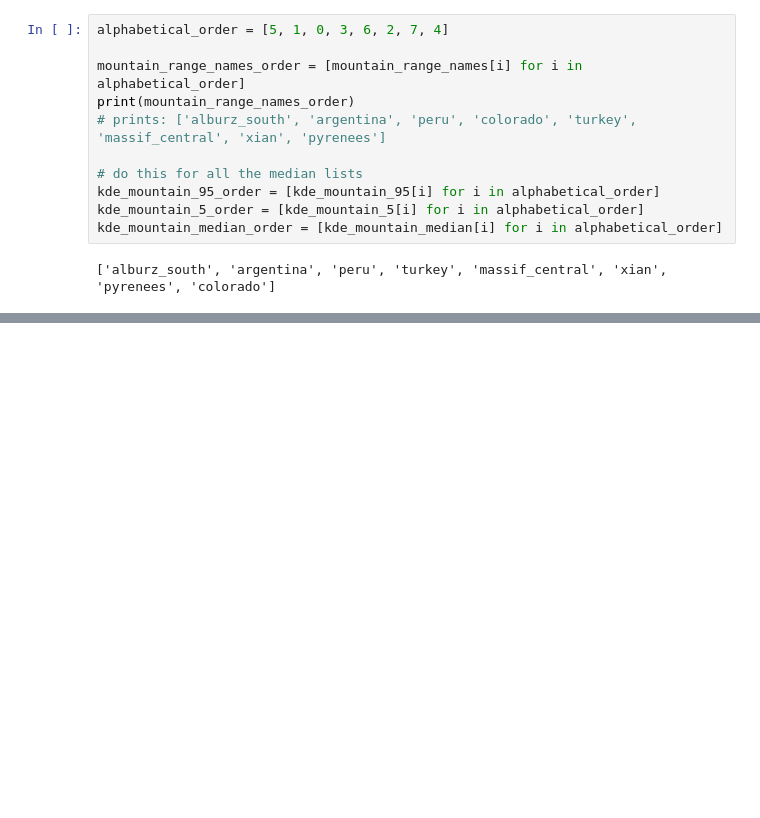
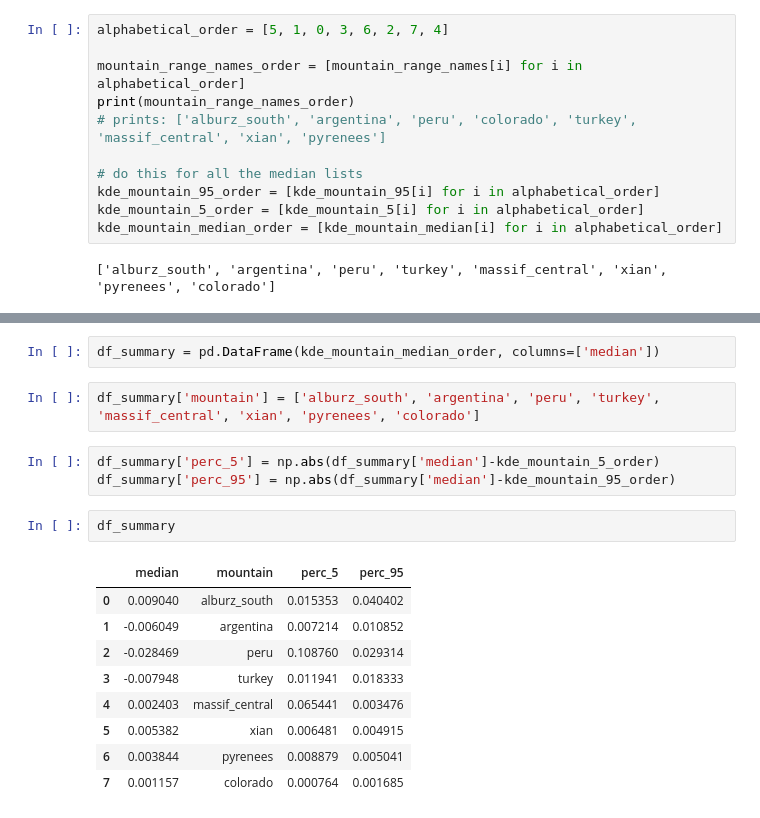
Before and after one commit to MarinaRuizSO/JGR_paper, a Jupyter notebook: natural_landscapes/real_life_plot_kde_for_paper.ipynb, the cells around one changed output, grey strips where cells are left out. Drawn from its saved outputs; the diff is of its cells as text; blank space fills up the shorter version.

```diff
--- a/natural_landscapes/real_life_plot_kde_for_paper.ipynb
+++ b/natural_landscapes/real_life_plot_kde_for_paper.ipynb
@@ -359,0 +411,19 @@ Text(-0.0004, -2.5, '$\\bf{\\it{{\\Delta D^*}}}$')
+# %%
+df_summary = pd.DataFrame(kde_mountain_median_order, columns=['median'])
+# %%
+df_summary['mountain'] = ['alburz_south', 'argentina', 'peru', 'turkey', 'massif_central', 'xian', 'pyrenees', 'colorado']
+# %%
+df_summary['perc_5'] = np.abs(df_summary['median']-kde_mountain_5_order)
+df_summary['perc_95'] = np.abs(df_summary['median']-kde_mountain_95_order)
+# %%
+df_summary
+# %% [output]
+|  | median | mountain | perc_5 | perc_95 |
+| 0 | 0.009040 | alburz_south | 0.015353 | 0.040402 |
+| 1 | -0.006049 | argentina | 0.007214 | 0.010852 |
+| 2 | -0.028469 | peru | 0.108760 | 0.029314 |
+| 3 | -0.007948 | turkey | 0.011941 | 0.018333 |
+| 4 | 0.002403 | massif_central | 0.065441 | 0.003476 |
+| 5 | 0.005382 | xian | 0.006481 | 0.004915 |
+| 6 | 0.003844 | pyrenees | 0.008879 | 0.005041 |
+| 7 | 0.001157 | colorado | 0.000764 | 0.001685 |
```
Also changed, not shown: parts of 7 cells of this notebook, 18 other files.
